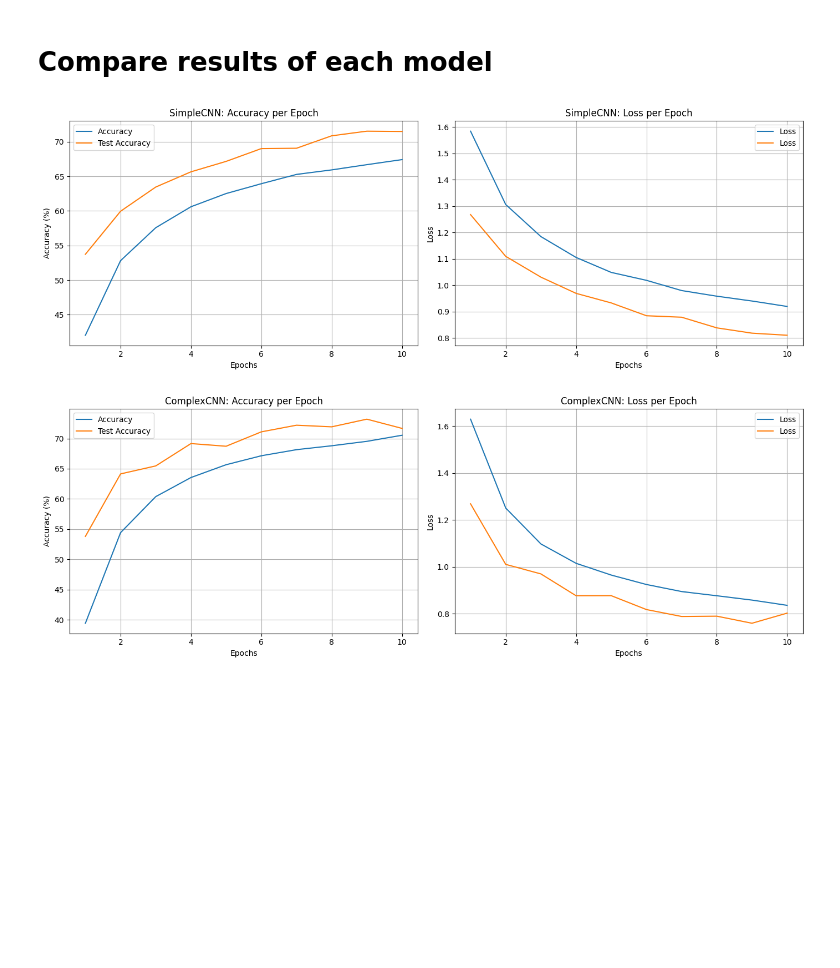
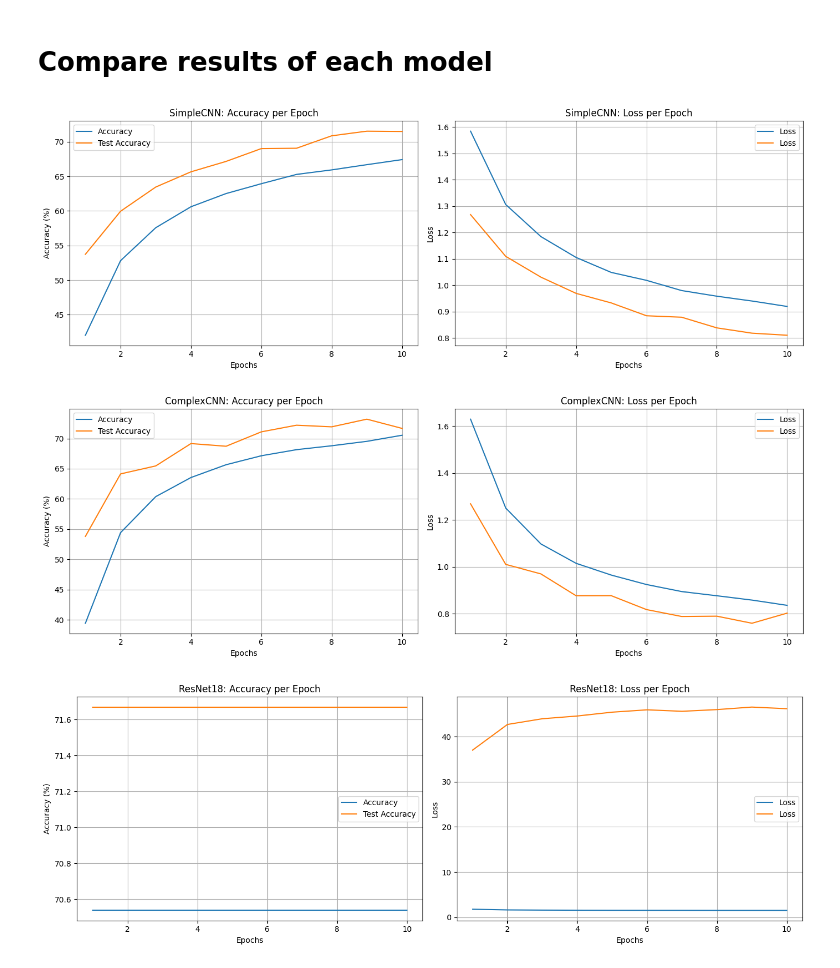
Before and after one commit to T0bzz/cifar10-classifier, a Jupyter notebook: cifar10_cnn.ipynb, the cells around one changed output. Drawn from its saved outputs; the diff is of its cells as text; code cells hidden in the pictures; blank space fills up the shorter version.

```diff
--- a/cifar10_cnn.ipynb
+++ b/cifar10_cnn.ipynb
@@ -614,12 +476,6 @@ from tqdm.auto import tqdm
 
 model_1_train_results = {"loss": [], "accuracy": []}
 model_1_test_results = {"loss": [], "accuracy": []}
-
-# Initialize a dictionary to store first element of each layer before training
-weight_snapshot = {}
-
-for name, param in model_1.named_parameters():
-    weight_snapshot[name] = param.flatten()[0].item()
 
 torch.manual_seed(42) # for reproducibility
 
@@ -637,16 +493,6 @@ for epoch in tqdm(range(num_epochs)):
               loss_fn=loss_fn,
               metric=test_metric)
 
-    #Compare weight change
-    print("Weight changes:")
-    for name, param in model_1.named_parameters():
-        old_val = weight_snapshot[name]
-        new_val = param.flatten()[0].item()
-        print(f"{name}: {old_val:.6f} → {new_val:.6f} (Δ {new_val - old_val:.6f})")
-
-        # Update snapshot for next epoch
-        weight_snapshot[name] = new_val
-
     model_1_train_results["loss"].append(train_loss)
     model_1_train_results["accuracy"].append(train_acc)
     model_1_test_results["loss"].append(test_loss)
@@ -832,20 +502,34 @@ classifier.4.bias: -0.085290 → -0.092792 (Δ -0.007502)
 # %%
 # Setup loss function and optimizer
 loss_fn = nn.CrossEntropyLoss()
-optimizer = torch.optim.SGD(params=resnet.fc.parameters(), lr=0.1)
+optimizer = torch.optim.Adam(params=model_2.fc.parameters(), lr=1e-3)
 # %%
 # Import tqdm for progress bar
 from tqdm.auto import tqdm
+
+model_2_train_results = {"loss": [], "accuracy": []}
+model_2_test_results = {"loss": [], "accuracy": []}
 
 torch.manual_seed(42) # for reproducibility
 
 num_epochs = 10
 for epoch in tqdm(range(num_epochs)):
     print(f"Epoch: {epoch+1}\n-------")
-    test_loop(model=resnet,
+    train_loss, test_loss = train_loop(model=model_2,
+               data_loader=train_dataloader,
+               loss_fn=loss_fn,
+               optimizer=optimizer,
+               metric=train_metric)
+
+    test_loop(model=model_2,
               data_loader=test_dataloader,
               loss_fn=loss_fn,
-              metric=metric)
+              metric=test_metric)
+
+    model_2_train_results["loss"].append(train_loss)
+    model_2_train_results["accuracy"].append(train_acc)
+    model_2_test_results["loss"].append(test_loss)
+    model_2_test_results["accuracy"].append(test_acc)
 # %% [output]
 Epoch: 1
 -------
@@ -902,39 +596,45 @@ model_1_results = {
     "test": model_1_test_results
 }
 
+model_2_results = {
+    "train": model_2_train_results,
+    "test": model_2_test_results
+}
+
 # Dictionary of models
 models = {
     "SimpleCNN": model_0_results,
     "ComplexCNN": model_1_results,
-    # "ResNet18": resnet_results
+    "ResNet18": model_2_results
 }
 
 for model_name, results in models.items():
     epochs = range(1, len(results["train"]["loss"]) + 1)
 
     # Plot a figure for each model with two subplots for accuracy and loss
     fig, (ax1, ax2) = plt.subplots(1, 2, figsize=(14, 5))
 
     ## Accuracy subplot
     ax1.plot(epochs, results["train"]["accuracy"], label="Accuracy")
     ax1.plot(epochs, results["test"]["accuracy"], label="Test Accuracy")
     ax1.set_title(f"{model_name}: Accuracy per Epoch")
     ax1.set_xlabel("Epochs")
     ax1.set_ylabel("Accuracy (%)")
     ax1.legend()
     ax1.grid(True)
 
     # Loss subplot
     ax2.plot(epochs, results["train"]["loss"], label="Loss")
     ax2.plot(epochs, results["test"]["loss"], label="Loss")
     ax2.set_title(f"{model_name}: Loss per Epoch")
     ax2.set_xlabel("Epochs")
     ax2.set_ylabel("Loss")
     ax2.legend()
     ax2.grid(True)
 
     plt.tight_layout()
     plt.show()
 # %% [output]
 [figure]
 [figure]
+[figure, added]
```
Also changed, not shown: parts of 4 cells of this notebook.
